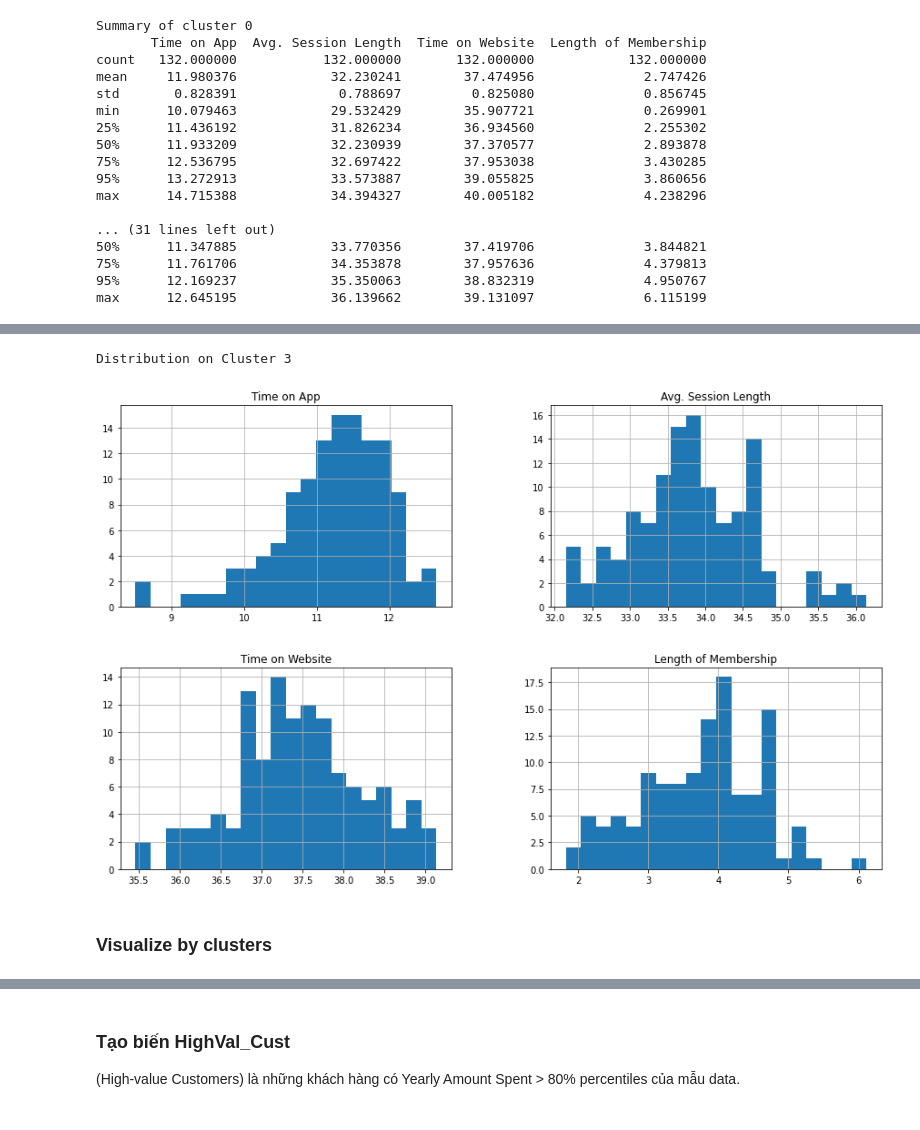
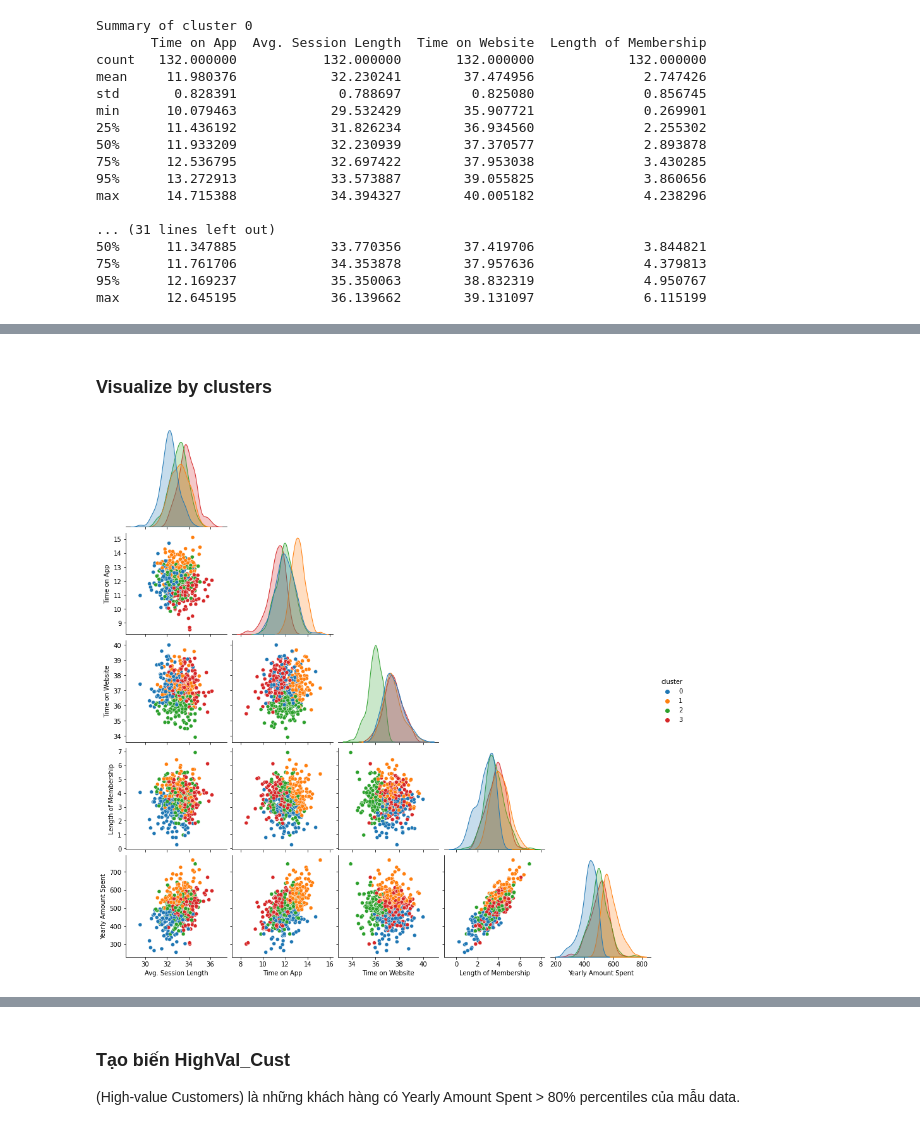
Before and after one commit to ngttnguyen/atom-assignments, a Jupyter notebook: assignment_7/NguyenThaoNguyen_assignment_7.ipynb, the cells around one changed output, grey strips where cells are left out. Cells and saved outputs as stored; diff of their text form; code cells hidden in the pictures.

```diff
--- a/assignment_7/NguyenThaoNguyen_assignment_7.ipynb
+++ b/assignment_7/NguyenThaoNguyen_assignment_7.ipynb
@@ -563,11 +522,2 @@ Distribution on Cluster 2
-# %%
-print("Distribution on Cluster 3")
-
-df = X[X.cluster == clusters[3]][features]
-
-df.hist(bins=20, figsize= (15,20), layout=(4, 2));
-# %% [output]
-Distribution on Cluster 3
-[figure, removed]
 # %% [markdown]
 ### Visualize by clusters
@@ -574 +530,5 @@ Distribution on Cluster 3
+# %%
+sns.pairplot(data=Xy,hue="cluster", corner = True);
+# %% [output]
+[figure, added]
 # %%
```
Also changed, not shown: parts of 11 cells of this notebook.
